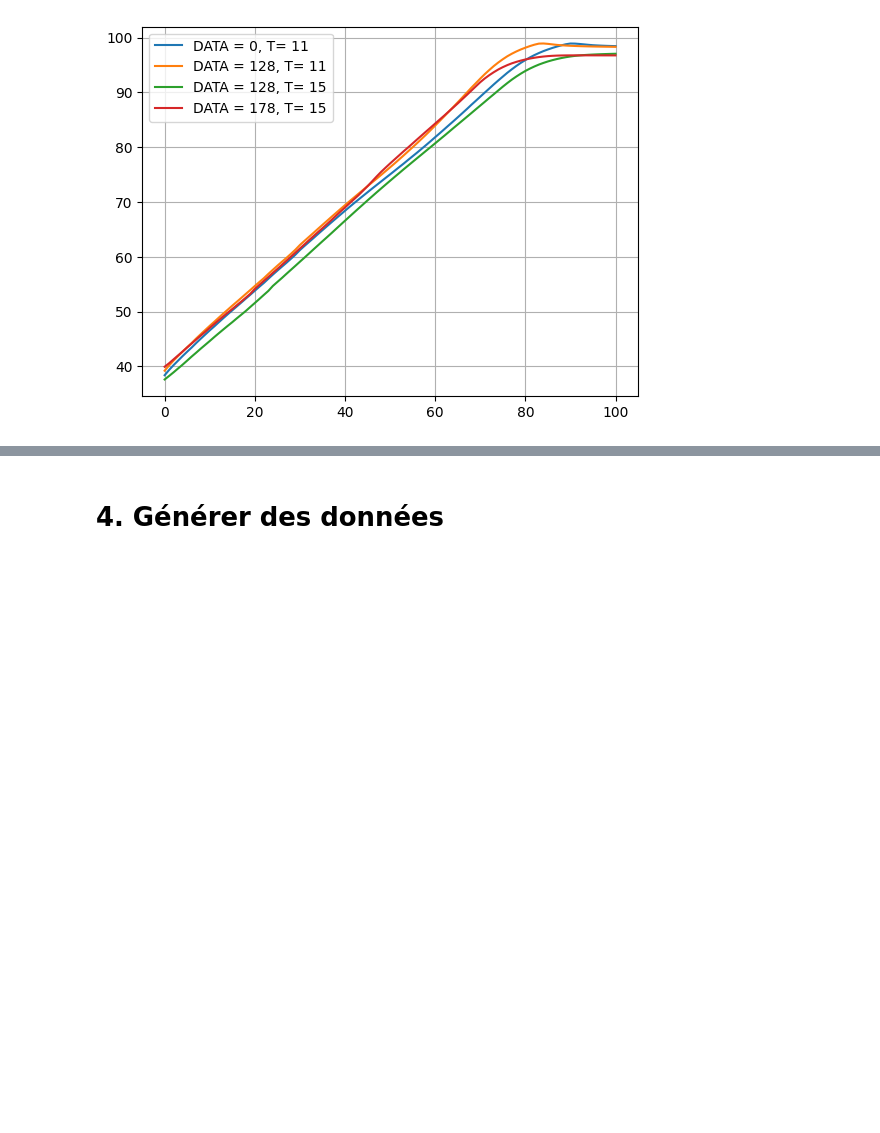
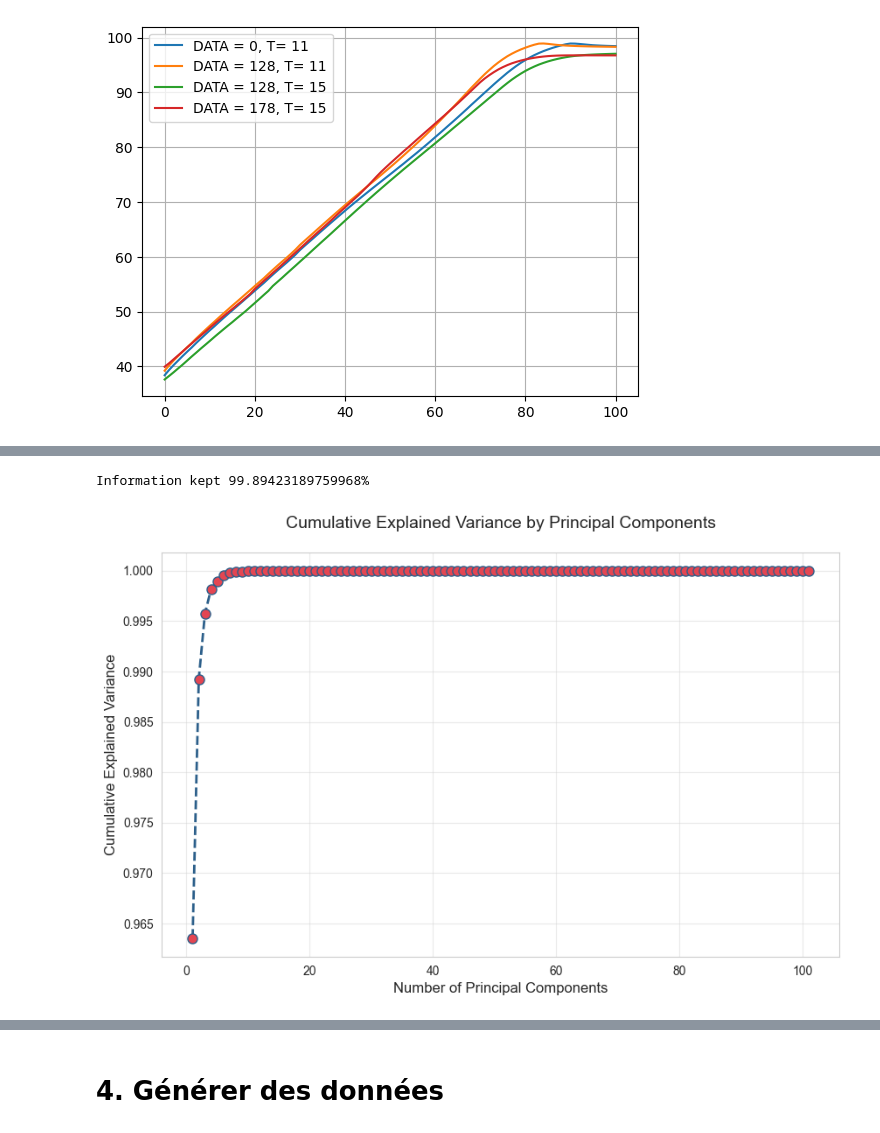
Before and after one commit to Anhquannnnnn/Data-Augmentation, a Jupyter notebook: TVAE.ipynb, the cells around one changed output, grey strips where cells are left out. Drawn from its saved outputs; the diff is of its cells as text; code cells hidden in the pictures; blank space fills up the shorter version.

```diff
--- a/TVAE.ipynb
+++ b/TVAE.ipynb
@@ -179,0 +165,3 @@ display_output(data,[1,10,200,2000])
+# %%
+cleaned_data = data.dropna().reset_index(drop=True)
+cleaned_data
@@ -179,0 +182,26 @@ display_output(data,[1,10,200,2000])
+# %%
+cleaned_output = cleaned_data.iloc[:,11:]
+pca_full = PCA()
+pca_full.fit(cleaned_output)
+cumulative_variance = np.cumsum(pca_full.explained_variance_ratio_)
+
+# Create styled plot
+plt.figure(figsize=(10, 6))
+sns.set_style("whitegrid")
+
+# Plot cumulative variance
+plt.plot(range(1, len(cumulative_variance)+1),
+         cumulative_variance,
+         marker='o',
+         linestyle='--',
+         color='#2C5F8A',
+         linewidth=2,
+         markersize=8,
+         markerfacecolor='#E44652')
+plt.title('Cumulative Explained Variance by Principal Components', fontsize=14, pad=20)
+plt.xlabel('Number of Principal Components', fontsize=12)
+plt.ylabel('Cumulative Explained Variance', fontsize=12)
+plt.grid(True, alpha=0.4)
+# %% [output]
+Information kept 99.89423189759968%
+[figure, added]
```
Also changed, not shown: parts of 12 cells of this notebook, 2 other files.
